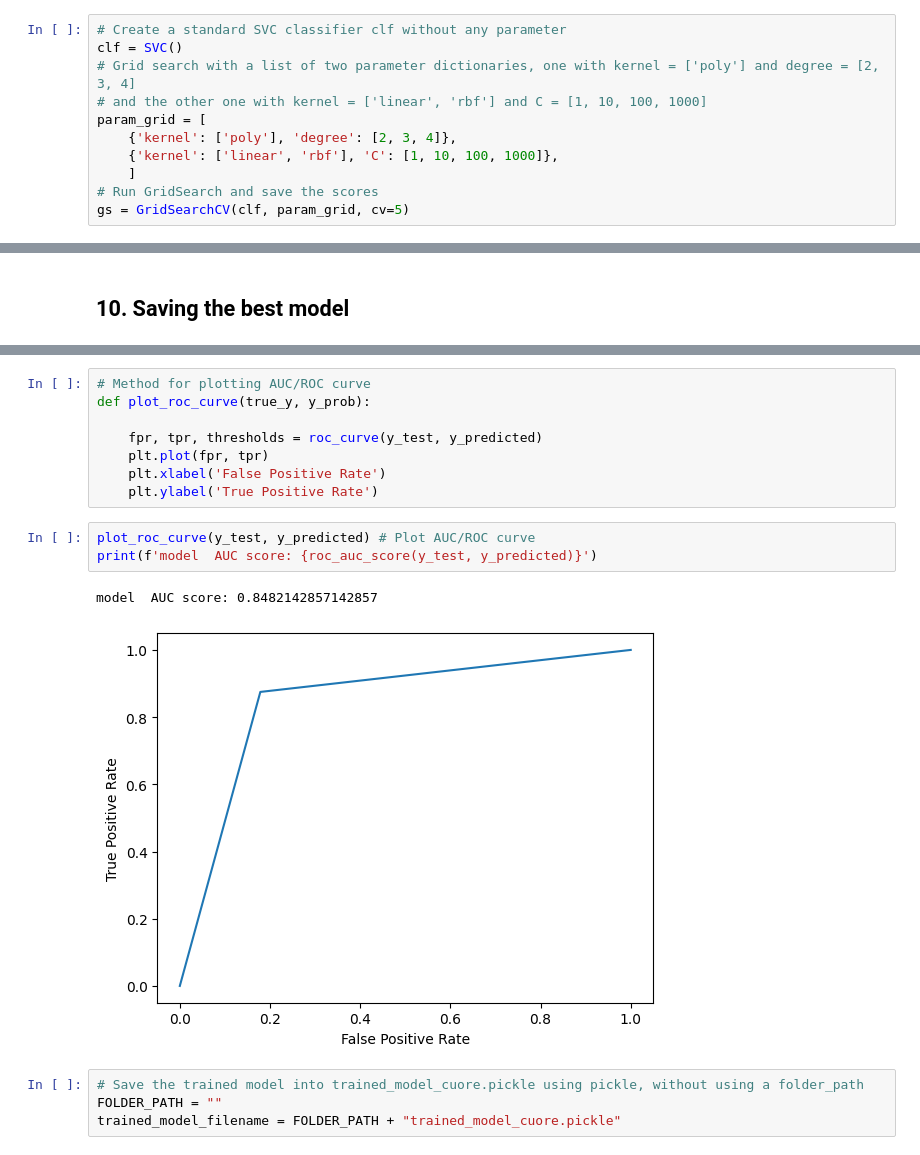
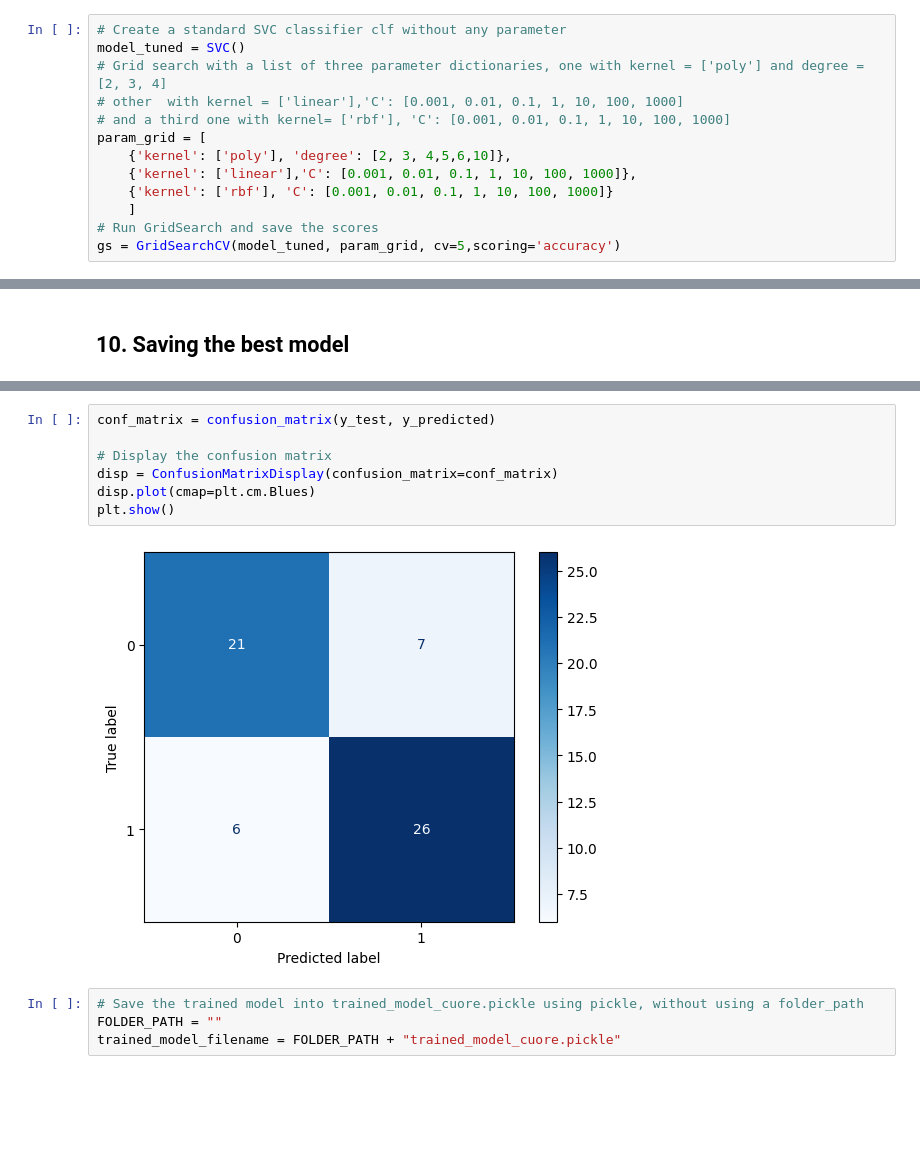
Before and after one commit to RVentura09/Cuore-V2, a Jupyter notebook: Project_Cuore 2.ipynb, the cells around one changed output, grey strips where cells are left out. Drawn from its saved outputs; the diff is of its cells as text; blank space fills up the shorter version.

Commit message:
minor changes
Minor changes were made to the code, including the addition of a confusion matrix and more detailed explanations.

```diff
--- a/Project_Cuore 2.ipynb
+++ b/Project_Cuore 2.ipynb
@@ -463,14 +466,16 @@ Name: test_roc_auc, dtype: float64
 # %%
 # Create a standard SVC classifier clf without any parameter
-clf = SVC()
-# Grid search with a list of two parameter dictionaries, one with kernel = ['poly'] and degree = [2, 3, 4]
-# and the other one with kernel = ['linear', 'rbf'] and C = [1, 10, 100, 1000]
+model_tuned = SVC()
+# Grid search with a list of three parameter dictionaries, one with kernel = ['poly'] and degree = [2, 3, 4]
+# other  with kernel = ['linear'],'C': [0.001, 0.01, 0.1, 1, 10, 100, 1000]
+# and a third one with kernel= ['rbf'], 'C': [0.001, 0.01, 0.1, 1, 10, 100, 1000]
 param_grid = [
-    {'kernel': ['poly'], 'degree': [2, 3, 4]},
-    {'kernel': ['linear', 'rbf'], 'C': [1, 10, 100, 1000]},
+    {'kernel': ['poly'], 'degree': [2, 3, 4,5,6,10]},
+    {'kernel': ['linear'],'C': [0.001, 0.01, 0.1, 1, 10, 100, 1000]},
+    {'kernel': ['rbf'], 'C': [0.001, 0.01, 0.1, 1, 10, 100, 1000]}
     ]
 # Run GridSearch and save the scores
-gs = GridSearchCV(clf, param_grid, cv=5)
+gs = GridSearchCV(model_tuned, param_grid, cv=5,scoring='accuracy')
 # %%
 # Fit the training data of the dataset with all features
 gs.fit(X_train, y_train)
@@ -504,17 +509,12 @@ model  AUC score: 0.8482142857142857
-# %%
-# Method for plotting AUC/ROC curve
-def plot_roc_curve(true_y, y_prob):
-
-    fpr, tpr, thresholds = roc_curve(y_test, y_predicted)
-    plt.plot(fpr, tpr)
-    plt.xlabel('False Positive Rate')
-    plt.ylabel('True Positive Rate')
-# %%
-plot_roc_curve(y_test, y_predicted) # Plot AUC/ROC curve
-print(f'model  AUC score: {roc_auc_score(y_test, y_predicted)}')
-# %% [output]
-model  AUC score: 0.8482142857142857
-[figure, removed]
+# %%
+conf_matrix = confusion_matrix(y_test, y_predicted)
+
+# Display the confusion matrix
+disp = ConfusionMatrixDisplay(confusion_matrix=conf_matrix)
+disp.plot(cmap=plt.cm.Blues)
+plt.show()
+# %% [output]
+[figure, added]
 # %%
 # Save the trained model into trained_model_cuore.pickle using pickle, without using a folder_path
 FOLDER_PATH = ""
```
Also changed, not shown: parts of 15 cells of this notebook, 1 other file.
